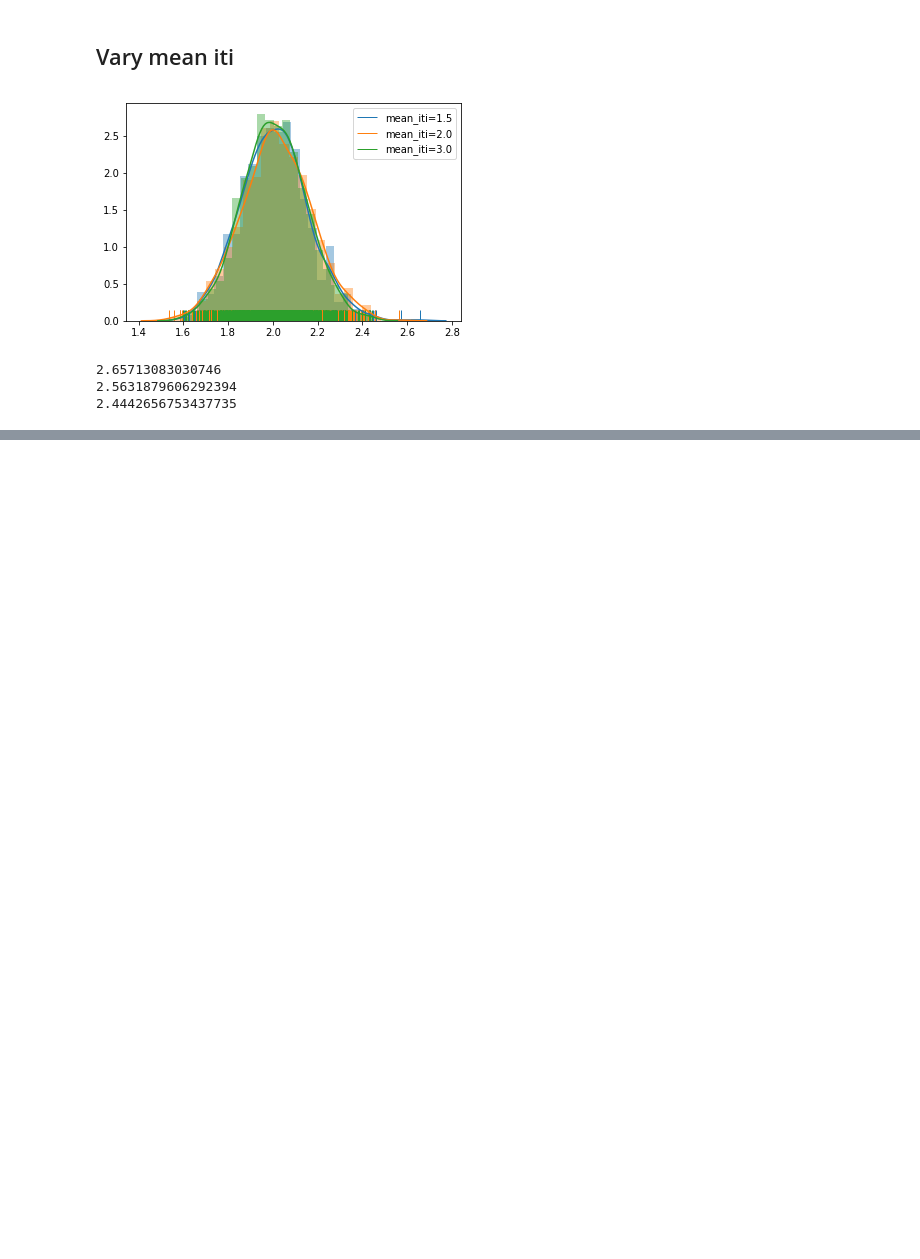
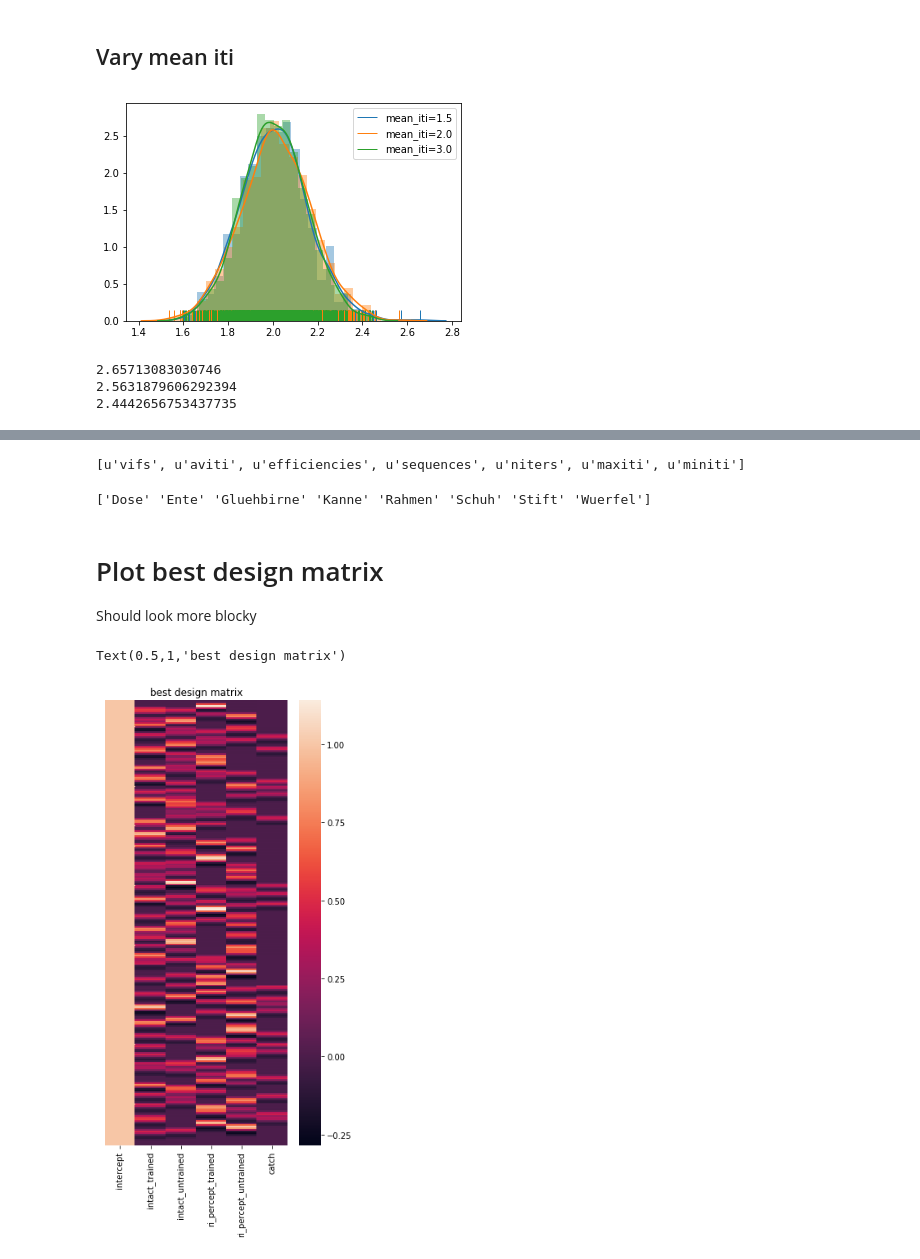
Before and after one commit to oliver-contier/ri_hmax, a Jupyter notebook: experiments/RI_objects_RSA/demo_efficiency.ipynb, the cells around one changed output, grey strips where cells are left out. Saved outputs shown, nothing was run; the diff lists cells and outputs as text; code cells hidden in the pictures; blank space fills up the shorter version.

```diff
--- a/experiments/RI_objects_RSA/glm_design_opt/demo_efficiency.ipynb
+++ b/experiments/RI_objects_RSA/demo_efficiency.ipynb
@@ -754,0 +749,16 @@ for i in iti_effs_mean:
+# %%
+def read_designopt_json(results_filepath='results_design_opt.json'):
+    """
+    Read json file that contains the results from the design optimation procedure
+
+    NOTE: the best designs are at the end of the lists
+    """
+    import json
+    with open(results_filepath, 'rb') as f:
+        results = json.load(f)
+    return results
+# %%
+simresults = read_designopt_json()
+print(simresults.keys())
+# %% [output]
+[u'vifs', u'aviti', u'efficiencies', u'sequences', u'niters', u'maxiti', u'miniti']
@@ -754,0 +777,5 @@ for i in iti_effs_mean:
+# %%
+trained_obs = read_trained_obs()
+print(trained_obs)
+# %% [output]
+['Dose' 'Ente' 'Gluehbirne' 'Kanne' 'Rahmen' 'Schuh' 'Stift' 'Wuerfel']
@@ -754,0 +905,19 @@ for i in iti_effs_mean:
+# %% [markdown]
+# Plot best design matrix
+
+Should look more blocky
+# %%
+# get best design matrix from simulated sequences
+best_seq = simresults['sequences'][-1]
+best_seq_withons = add_ons_dur_inten(best_seq)
+best_onsets = extract_onsets(best_seq_withons)
+best_design_mat = construct_design_matrix(best_onsets)
+
+# plot
+fig, ax = plt.subplots(figsize=(5,10))
+sns.heatmap(best_design_mat,
+            xticklabels= ['intercept'] + [i['regname'] for i in best_onsets], yticklabels=[])
+plt.title('best design matrix')
+# %% [output]
+Text(0.5,1,'best design matrix')
+[figure, added]
```
Also changed, not shown: parts of 13 cells of this notebook, 6 other files.
